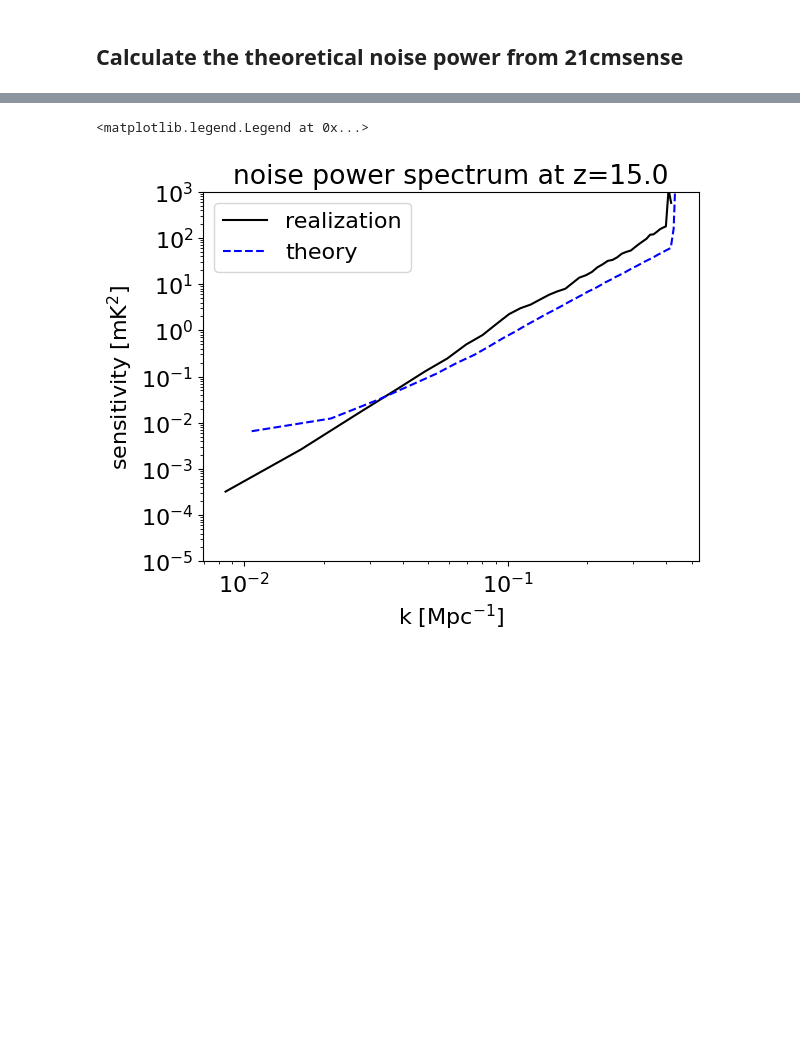
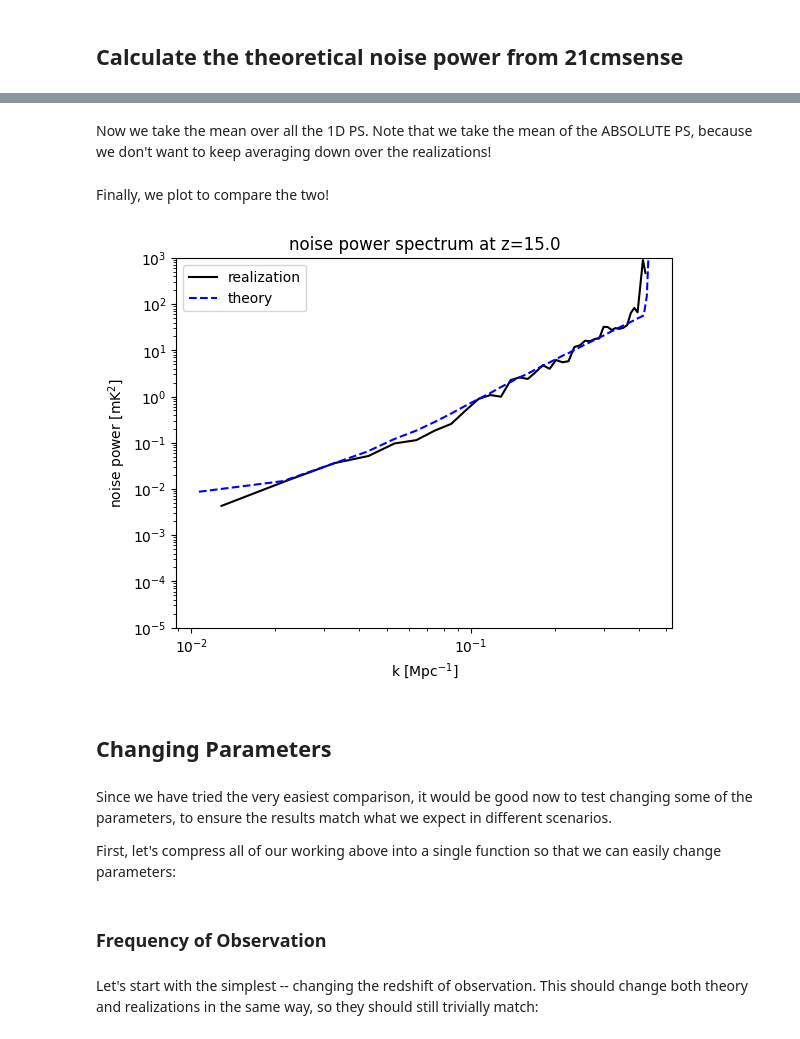
Before and after one commit to 21cmfast/tuesday, a Jupyter notebook: docs/tutorials/match_lc_noise_power_to_sense.ipynb, the cells around one changed output, grey strips where cells are left out. Cells and saved outputs as stored; diff of their text form; code cells hidden in the pictures; blank space fills up the shorter version.

```diff
--- a/docs/tutorials/match_lc_noise_power_to_sense.ipynb
+++ b/docs/tutorials/match_lc_noise_power_to_sense.ipynb
@@ -331,25 +358,40 @@ ax = plot_power_spectrum(
+# %% [markdown]
+Now we take the mean over all the 1D PS. Note that we take the mean of the ABSOLUTE PS, because we don't want to keep averaging
+down over the realizations!
+# %%
+mean_ps1d = replace(ps1ds[0], ps = np.mean(un.Quantity([np.abs(ps.ps) for ps in ps1ds]), axis=0))
+# %% [markdown]
+Finally, we plot to compare the two!
 # %%
-plt.plot(
-    ps1d[0].k.to("1/Mpc", cu.with_H0()),
-    ps1d[0].ps,
-    label="realization",
-    color="black",
-)
-plt.loglog()
-plt.xlabel(r"k [Mpc$^{-1}$]")
-plt.ylabel(r"sensitivity [mK$^2$]")
+def plot_1d_comparison(mean_ps1d, sense, sense1d_thermal, title):
+    plt.plot(
+        mean_ps1d.k.to("1/Mpc", cu.with_H0()),
+        np.abs(mean_ps1d.ps),# / np.sqrt(ps1d[0].n_modes),
+        label="realization",
+        color="black",
+    )
+    plt.loglog()
+    plt.xlabel(r"k [Mpc$^{-1}$]")
+    plt.ylabel(r"noise power [mK$^2$]")
 
-plt.plot(
-    sense.k1d.to("1/Mpc", cu.with_H0()),
-    sense1d_thermal.value,
-    label="theory",
-    color="b",
-    ls="--",
-)
-plt.ylim(1e-5, 1e3)
-plt.loglog()
-plt.title(f"noise power spectrum at z={zmean}")
-plt.legend()
+    plt.plot(
+        sense.k1d.to("1/Mpc", cu.with_H0()),
+        sense1d_thermal.value,
+        label="theory",
+        color="b",
+        ls="--",
+    )
+    plt.ylim(1e-5, 1e3)
+    plt.loglog()
+    plt.title(title)
+    plt.legend()
-# %% [output]
-<matplotlib.legend.Legend at 0x...>
-[figure, removed]
+# %%
+plot_1d_comparison(mean_ps1d, sense, sense1d_thermal, title=f'noise power spectrum at z={zmean}')
+# %% [output]
+[figure, added]
+# %% [markdown]
+## Changing Parameters
+# %% [markdown]
+Since we have tried the very easiest comparison, it would be good now to test changing some of the parameters, to ensure the results match what we expect in different scenarios.
+
+First, let's compress all of our working above into a single function so that we can easily change parameters:
@@ -355,0 +542,5 @@ plt.legend()
+# %% [markdown]
+### Frequency of Observation
+# %% [markdown]
+Let's start with the simplest -- changing the redshift of observation. This should change both theory and realizations in the same way, so they
+should still trivially match:
```
Also changed, not shown: parts of 71 cells of this notebook, 6 other files.
